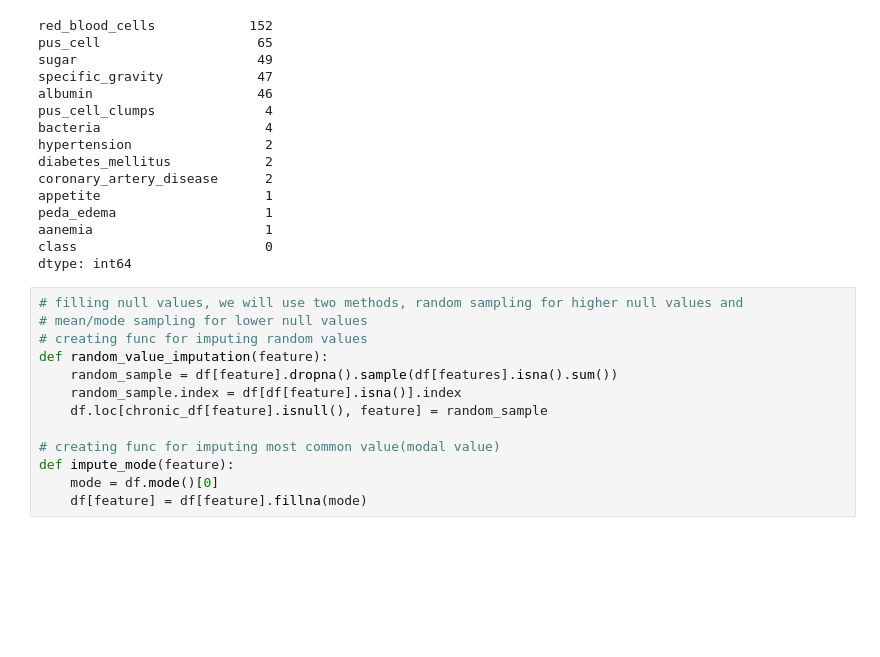
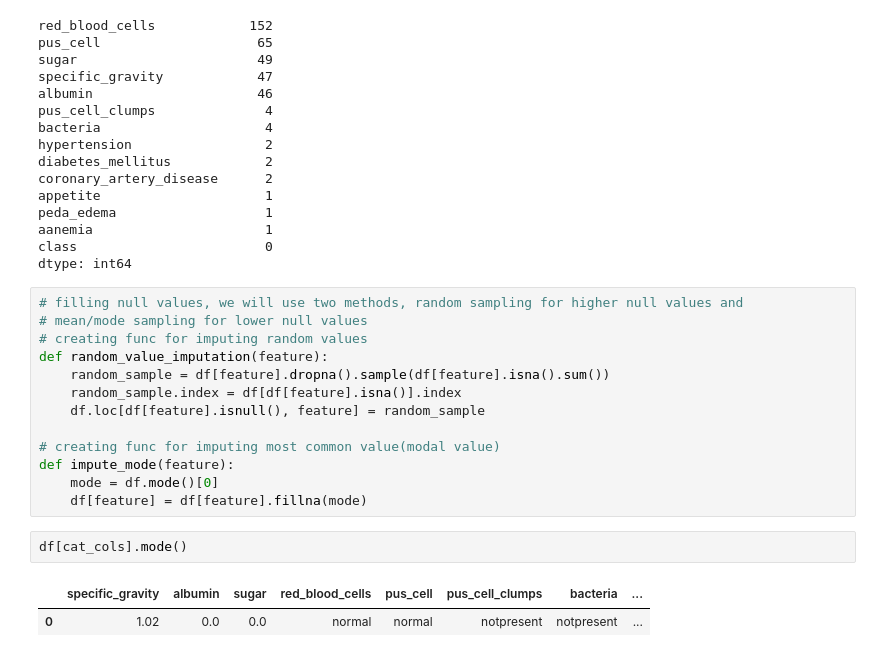
Before and after one commit to anupstar100/Chronic-Kidney-Disease-Prediction, a Jupyter notebook: Chronic_Kidney_Disease_Prediction.ipynb, the cells around one changed output. Drawn from its saved outputs; the diff is of its cells as text; blank space fills up the shorter version.

```diff
--- a/Chronic_Kidney_Disease_Prediction.ipynb
+++ b/Chronic_Kidney_Disease_Prediction.ipynb
@@ -329,14 +329,19 @@ dtype: int64
 # mean/mode sampling for lower null values
 # creating func for imputing random values
 def random_value_imputation(feature):
-    random_sample = df[feature].dropna().sample(df[features].isna().sum())
+    random_sample = df[feature].dropna().sample(df[feature].isna().sum())
     random_sample.index = df[df[feature].isna()].index
-    df.loc[chronic_df[feature].isnull(), feature] = random_sample
+    df.loc[df[feature].isnull(), feature] = random_sample
 
 # creating func for imputing most common value(modal value)
 def impute_mode(feature):
     mode = df.mode()[0]
     df[feature] = df[feature].fillna(mode)
+# %%
+df[cat_cols].mode()
+# %% [output]
+|  | specific_gravity | albumin | sugar | red_blood_cells | pus_cell | pus_cell_clumps | bacteria | ... |
+| 0 | 1.02 | 0.0 | 0.0 | normal | normal | notpresent | notpresent | ... |
 # %%
 # filling num_cols null values using random sampling method
 for col in num_cols:
```
Also changed, not shown: parts of 5 cells of this notebook.
